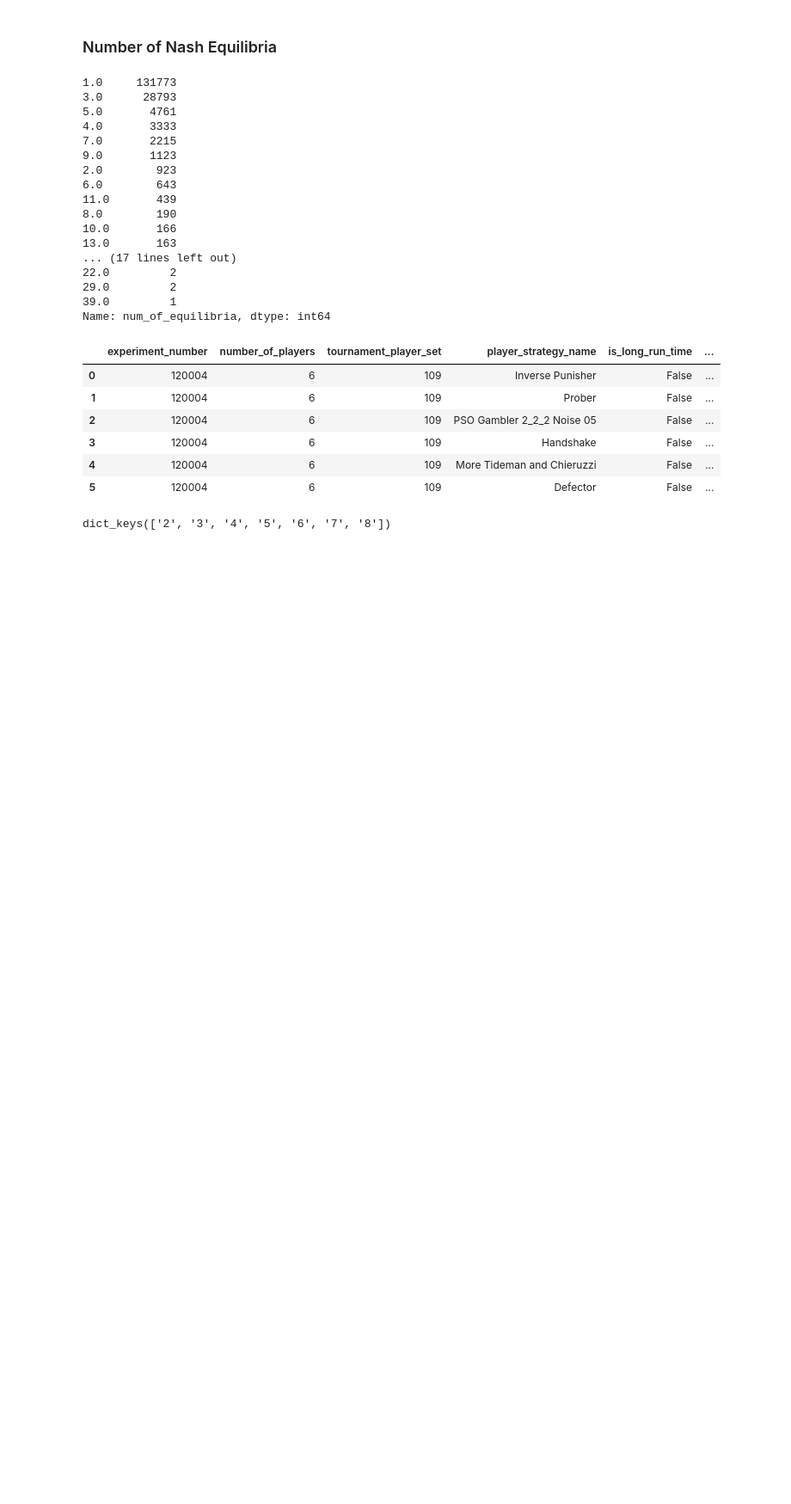
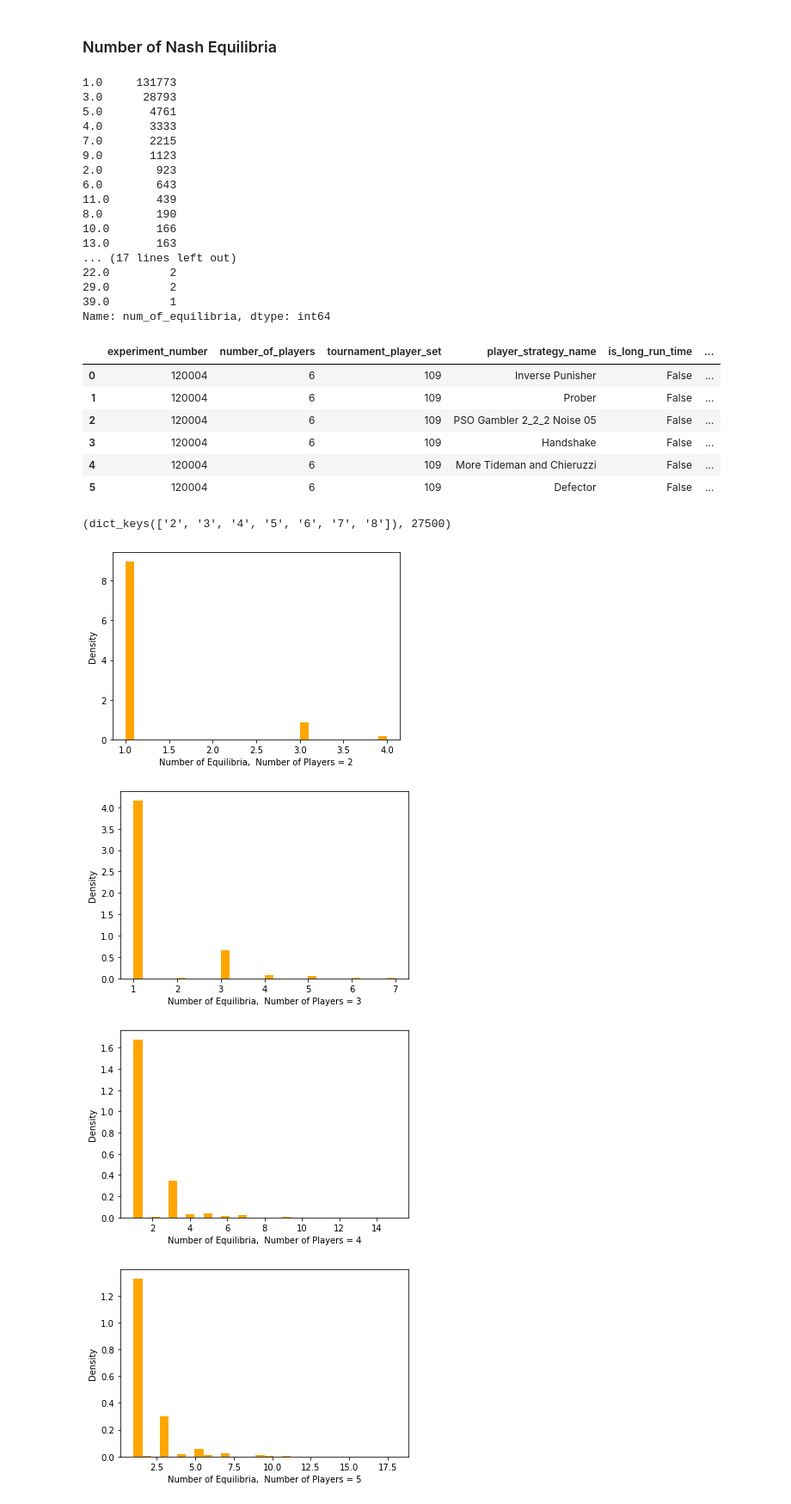
Before and after one commit to shapperzsm/final-project, a Jupyter notebook: src/analysing-the-data/initial-analysis.ipynb, the cells around one changed output. Shown: that part at 86% size. Cells and saved outputs as stored; diff of their text form; code cells hidden in the pictures; blank space fills up the shorter version.

Commit message:
Altering graphs in initial-analysis

```diff
--- a/src/analysing-the-data/initial-analysis.ipynb
+++ b/src/analysing-the-data/initial-analysis.ipynb
@@ -256,7 +262,7 @@ game_with_max_eq
 # %%
 separated_player_dict = {}
 for player_number in nash_equilibria_data["number_of_players"].drop_duplicates():
-    separated_player_dict[str(player_number)] = nash_equilibria_data[nash_equilibria_data["number_of_players"] == player_number]
-separated_player_dict.keys()
+    separated_player_dict[str(player_number)] = nash_equilibria_data[nash_equilibria_data["number_of_players"] == player_number]["num_of_equilibria"]
+separated_player_dict.keys(), len(separated_player_dict["3"])
 # %% [output]
-dict_keys(['2', '3', '4', '5', '6', '7', '8'])
+(dict_keys(['2', '3', '4', '5', '6', '7', '8']), 27500)
@@ -266,0 +269,13 @@ for element in range(7):
+# %%
+for num_of_players in separated_player_dict.keys():
+    histograms = plt.figure()
+    axes = histograms.add_subplot(1, 1, 1)
+    axes.set_xlabel("Number of Equilibria, " + " Number of Players = " + str(num_of_players))
+    axes.set_ylabel("Density")
+    axes.hist(separated_player_dict[str(num_of_players)], bins=30, color="orange", density=True)
+    histograms.savefig("histogram" + str(num_of_players) + ".pdf")
+# %% [output]
+[figure, added]
+[figure, added]
+[figure, added]
+[figure, added]
```
Also changed, not shown: parts of 9 cells of this notebook, 3 other files.
